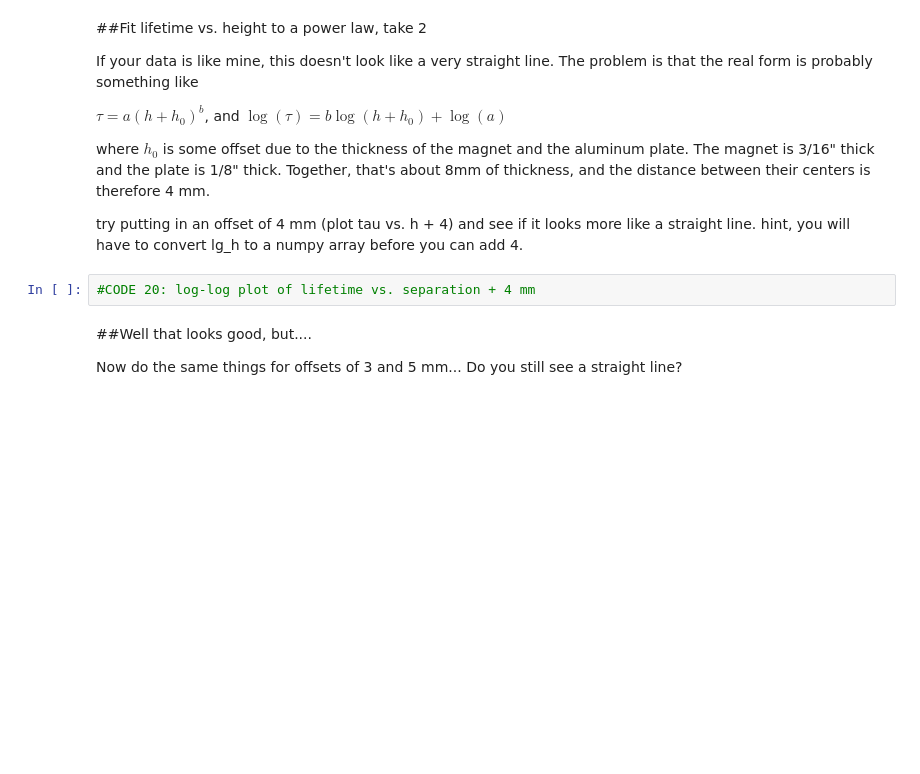
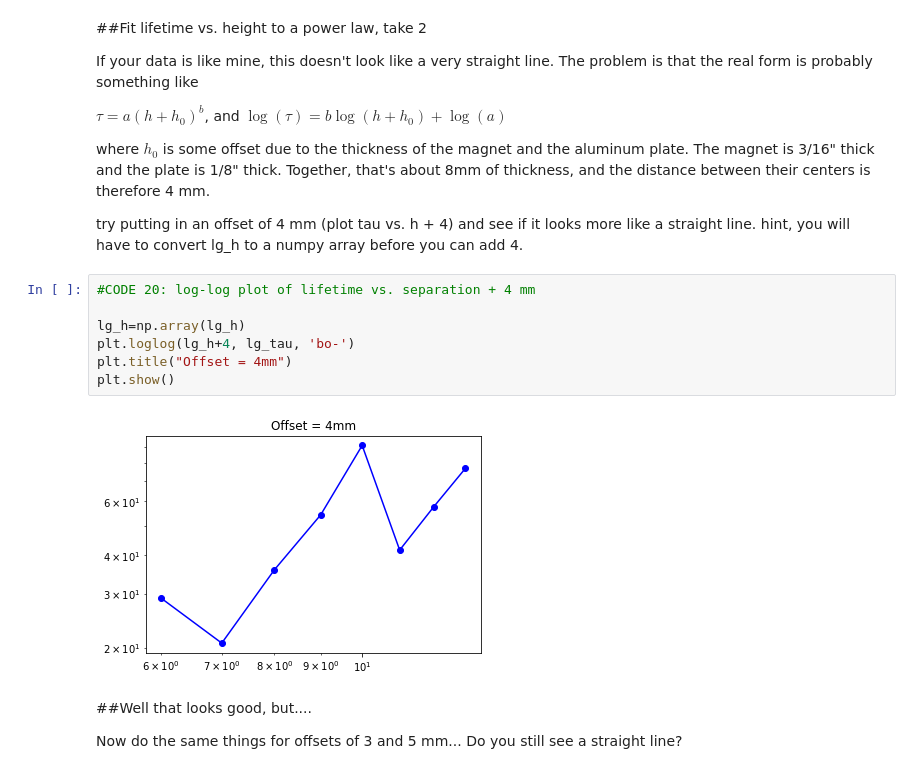
Before and after one commit to NYUExperimentalPhysics1-2021/labanalysis2-k1arac, a Jupyter notebook: Copy_of_LabAnalysis2.ipynb, the cells around one changed output. Drawn from its saved outputs; the diff is of its cells as text; blank space fills up the shorter version.

```diff
--- a/Copy_of_LabAnalysis2.ipynb
+++ b/Copy_of_LabAnalysis2.ipynb
@@ -375,6 +387,13 @@ where $h_0$ is some offset due to the thickness of the magnet and the aluminum p
 try putting in an offset of 4 mm (plot tau vs. h + 4) and see if it looks more like a straight line. hint, you will have to convert lg_h to a numpy array before you can add 4.
 # %%
 #CODE 20: log-log plot of lifetime vs. separation + 4 mm
+
+lg_h=np.array(lg_h)
+plt.loglog(lg_h+4, lg_tau, 'bo-')
+plt.title("Offset = 4mm")
+plt.show()
+# %% [output]
+[figure, added]
 # %% [markdown]
 ##Well that looks good, but....
 
```
Also changed, not shown: parts of 6 cells of this notebook.
